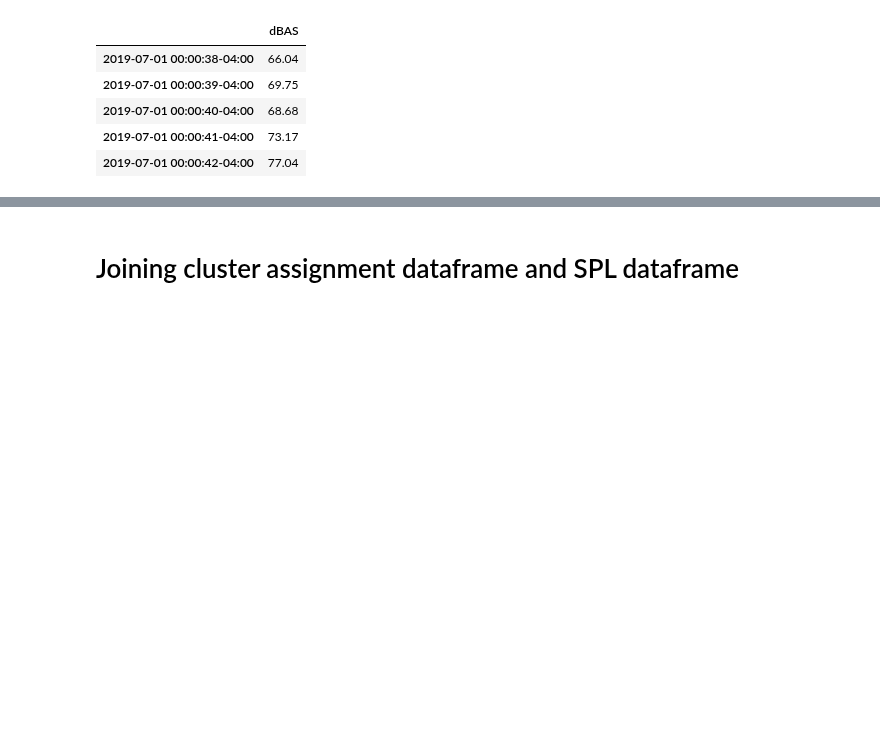
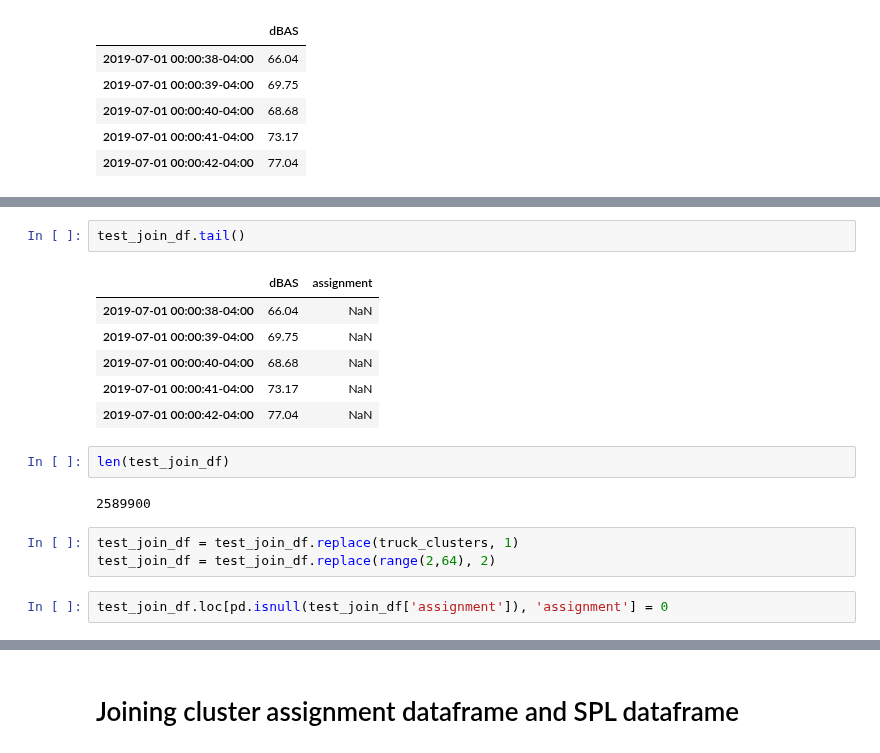
Before and after one commit to marin-hyatt/public-redhook-analysis, a Jupyter notebook: notebooks/Example_Dataframe.ipynb, the cells around one changed output, grey strips where cells are left out. Cells and saved outputs as stored; diff of their text form; blank space fills up the shorter version.

```diff
--- a/notebooks/Example_Dataframe.ipynb
+++ b/notebooks/Example_Dataframe.ipynb
@@ -169,0 +200,18 @@ spl_df.tail()
+# %%
+test_join_df.tail()
+# %% [output]
+|  | dBAS | assignment |
+| 2019-07-01 00:00:38-04:00 | 66.04 | NaN |
+| 2019-07-01 00:00:39-04:00 | 69.75 | NaN |
+| 2019-07-01 00:00:40-04:00 | 68.68 | NaN |
+| 2019-07-01 00:00:41-04:00 | 73.17 | NaN |
+| 2019-07-01 00:00:42-04:00 | 77.04 | NaN |
+# %%
+len(test_join_df)
+# %% [output]
+2589900
+# %%
+test_join_df = test_join_df.replace(truck_clusters, 1)
+test_join_df = test_join_df.replace(range(2,64), 2)
+# %%
+test_join_df.loc[pd.isnull(test_join_df['assignment']), 'assignment'] = 0
```
Also changed, not shown: parts of 27 cells of this notebook, 2 other files.
